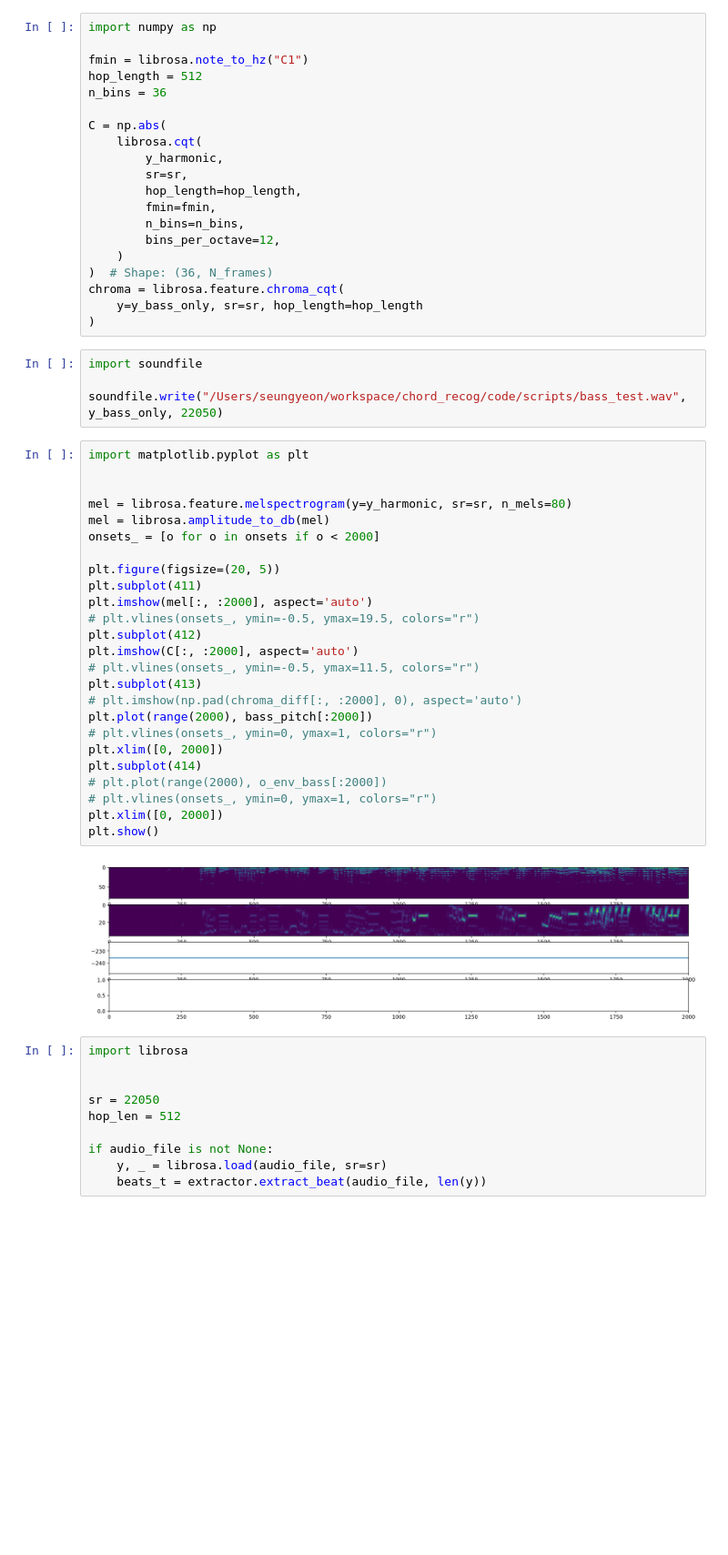
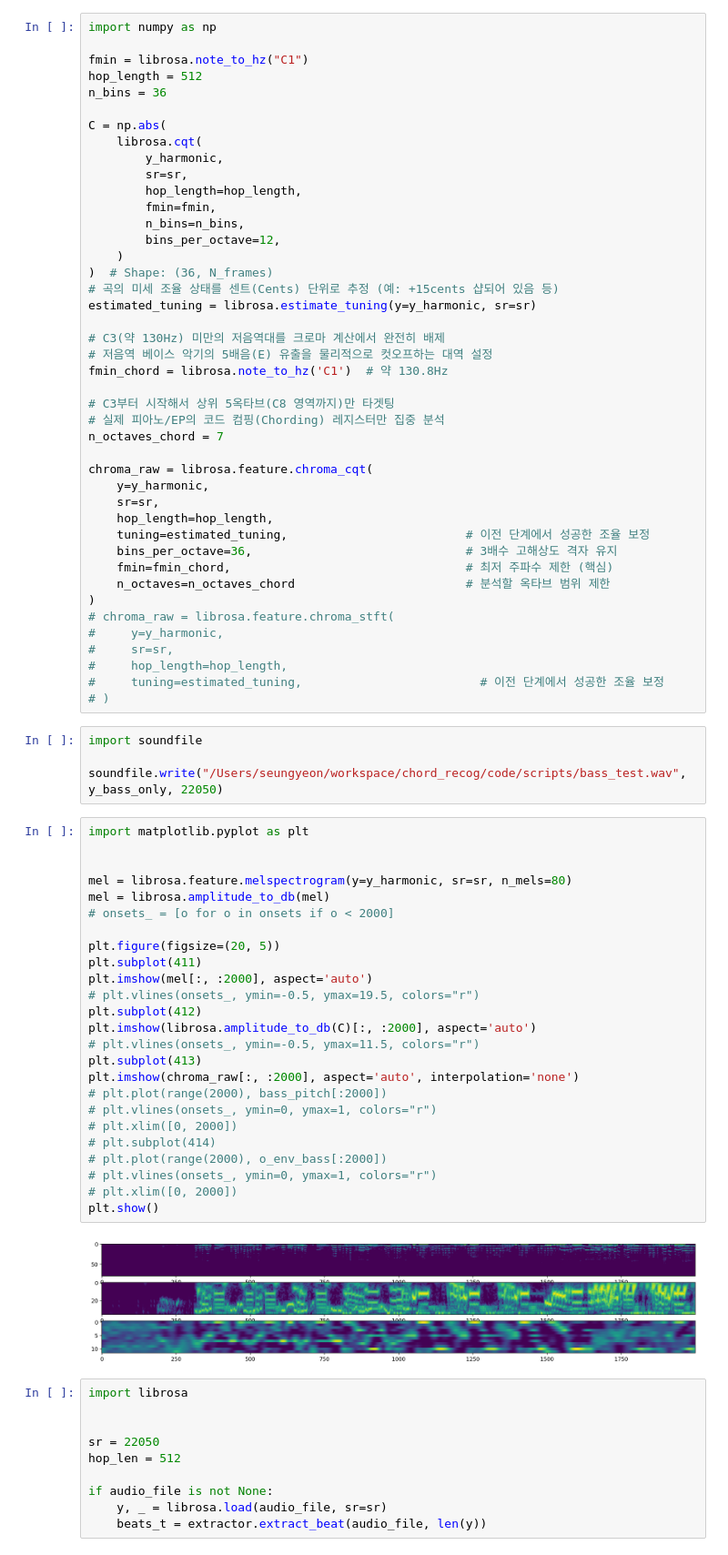
Before and after one commit to rsy1026/chord_recognition, a Jupyter notebook: scripts/test.ipynb, the cells around one changed output. Shown at 91% size. Saved outputs shown, nothing was run; the diff lists cells and outputs as text; blank space fills up the shorter version.

```diff
--- a/scripts/test.ipynb
+++ b/scripts/test.ipynb
@@ -42,9 +45,32 @@ C = np.abs(
         bins_per_octave=12,
     )
 )  # Shape: (36, N_frames)
-chroma = librosa.feature.chroma_cqt(
-    y=y_bass_only, sr=sr, hop_length=hop_length
+# 곡의 미세 조율 상태를 센트(Cents) 단위로 추정 (예: +15cents 샵되어 있음 등)
+estimated_tuning = librosa.estimate_tuning(y=y_harmonic, sr=sr)
+
+# C3(약 130Hz) 미만의 저음역대를 크로마 계산에서 완전히 배제
+# 저음역 베이스 악기의 5배음(E) 유출을 물리적으로 컷오프하는 대역 설정
+fmin_chord = librosa.note_to_hz('C1')  # 약 130.8Hz
+
+# C3부터 시작해서 상위 5옥타브(C8 영역까지)만 타겟팅
+# 실제 피아노/EP의 코드 컴핑(Chording) 레지스터만 집중 분석
+n_octaves_chord = 7
+
+chroma_raw = librosa.feature.chroma_cqt(
+    y=y_harmonic,
+    sr=sr,
+    hop_length=hop_length,
+    tuning=estimated_tuning,                         # 이전 단계에서 성공한 조율 보정
+    bins_per_octave=36,                              # 3배수 고해상도 격자 유지
+    fmin=fmin_chord,                                 # 최저 주파수 제한 (핵심)
+    n_octaves=n_octaves_chord                        # 분석할 옥타브 범위 제한
 )
+# chroma_raw = librosa.feature.chroma_stft(
+#     y=y_harmonic,
+#     sr=sr,
+#     hop_length=hop_length,
+#     tuning=estimated_tuning,                         # 이전 단계에서 성공한 조율 보정
+# )
 # %%
 import soundfile
 
@@ -52,30 +78,30 @@ soundfile.write("/Users/seungyeon/workspace/chord_recog/code/scripts/bass_test.w
 # %%
 import matplotlib.pyplot as plt
 
 
 mel = librosa.feature.melspectrogram(y=y_harmonic, sr=sr, n_mels=80)
 mel = librosa.amplitude_to_db(mel)
-onsets_ = [o for o in onsets if o < 2000]
+# onsets_ = [o for o in onsets if o < 2000]
 
 plt.figure(figsize=(20, 5))
 plt.subplot(411)
 plt.imshow(mel[:, :2000], aspect='auto')
 # plt.vlines(onsets_, ymin=-0.5, ymax=19.5, colors="r")
 plt.subplot(412)
-plt.imshow(C[:, :2000], aspect='auto')
+plt.imshow(librosa.amplitude_to_db(C)[:, :2000], aspect='auto')
 # plt.vlines(onsets_, ymin=-0.5, ymax=11.5, colors="r")
 plt.subplot(413)
-# plt.imshow(np.pad(chroma_diff[:, :2000], 0), aspect='auto')
-plt.plot(range(2000), bass_pitch[:2000])
+plt.imshow(chroma_raw[:, :2000], aspect='auto', interpolation='none')
+# plt.plot(range(2000), bass_pitch[:2000])
 # plt.vlines(onsets_, ymin=0, ymax=1, colors="r")
-plt.xlim([0, 2000])
-plt.subplot(414)
+# plt.xlim([0, 2000])
+# plt.subplot(414)
 # plt.plot(range(2000), o_env_bass[:2000])
 # plt.vlines(onsets_, ymin=0, ymax=1, colors="r")
-plt.xlim([0, 2000])
+# plt.xlim([0, 2000])
 plt.show()
 # %% [output]
-[figure, old version]
+[figure, new version]
 # %%
 import librosa
 
```
Also changed, not shown: parts of 18 cells of this notebook.
